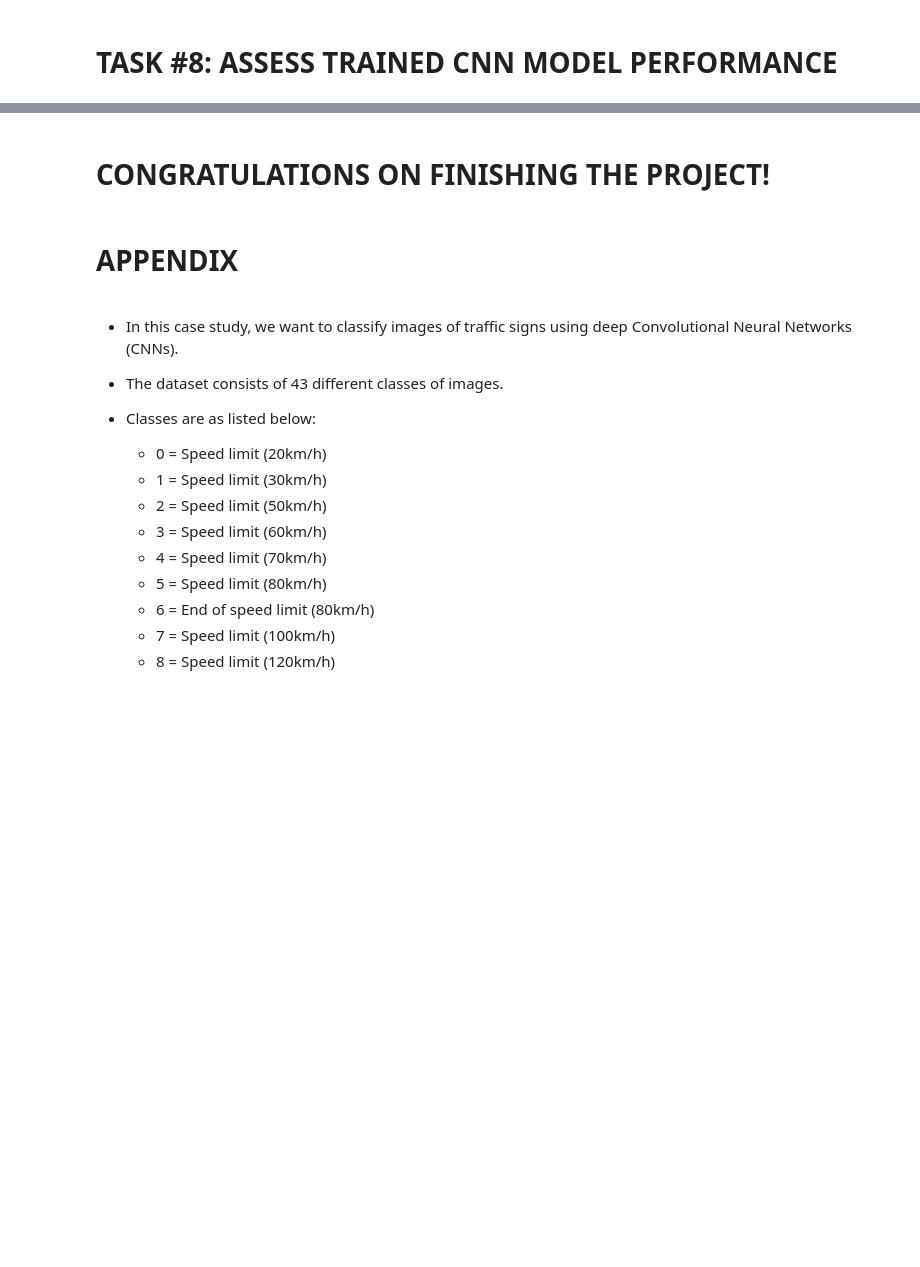
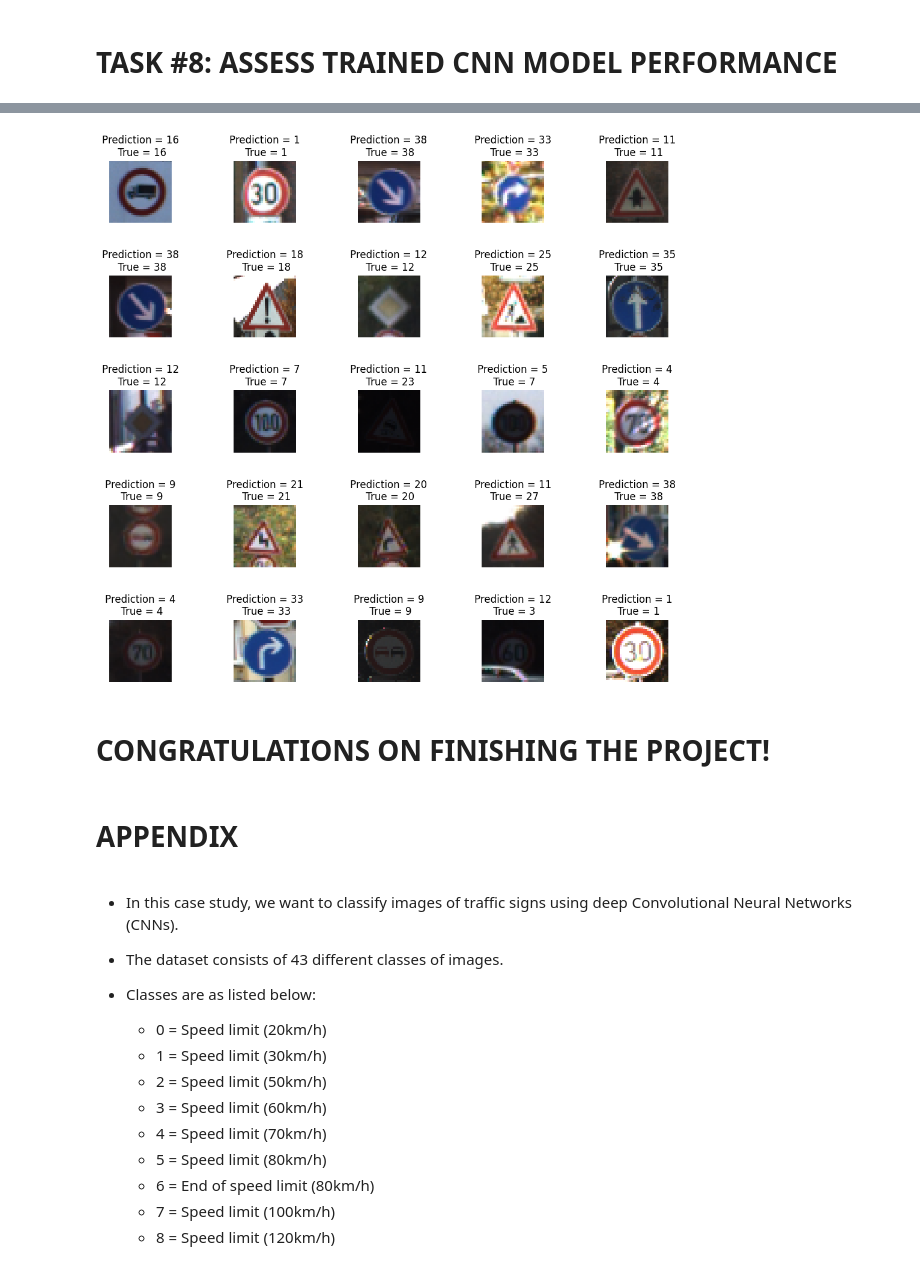
Before and after one commit to Usama-Amjad/Traffic-Sign-Classification-DL, a Jupyter notebook: Deep Learning For Traffic Sign Classification.ipynb, the cells around one changed output, grey strips where cells are left out. Cells and saved outputs as stored; diff of their text form; code cells hidden in the pictures; blank space fills up the shorter version.

```diff
--- a/Deep Learning For Traffic Sign Classification.ipynb
+++ b/Deep Learning For Traffic Sign Classification.ipynb
@@ -210,16 +236,18 @@ sns.heatmap(cm, annot = True)
 # %%
 L = 5
 W = 5
 
 fig, axes = plt.subplots(L, W, figsize = (12, 12))
 axes = axes.ravel()
 
 for i in np.arange(0, L*W):
     axes[i].imshow(X_test[i])
-    axes[i].set_title('Prediction = {}\n True = {}'.format(predicted_classes[i], y_true[i]))
+    axes[i].set_title('Prediction = {}\n True = {}'.format(classes_x[i], y_true[i]))
     axes[i].axis('off')
 
 plt.subplots_adjust(wspace = 1)
+# %% [output]
+[figure, added]
 # %% [markdown]
 # CONGRATULATIONS ON FINISHING THE PROJECT!
 # %% [markdown]
```
Also changed, not shown: parts of 11 cells of this notebook.
